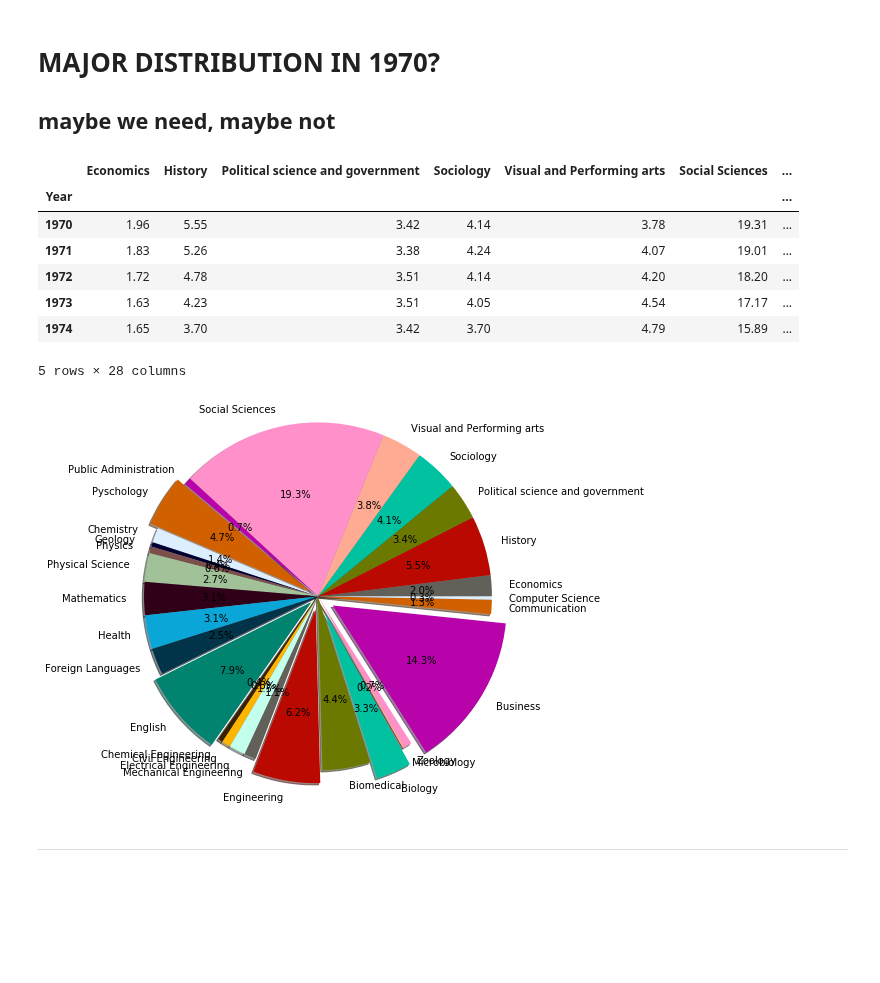
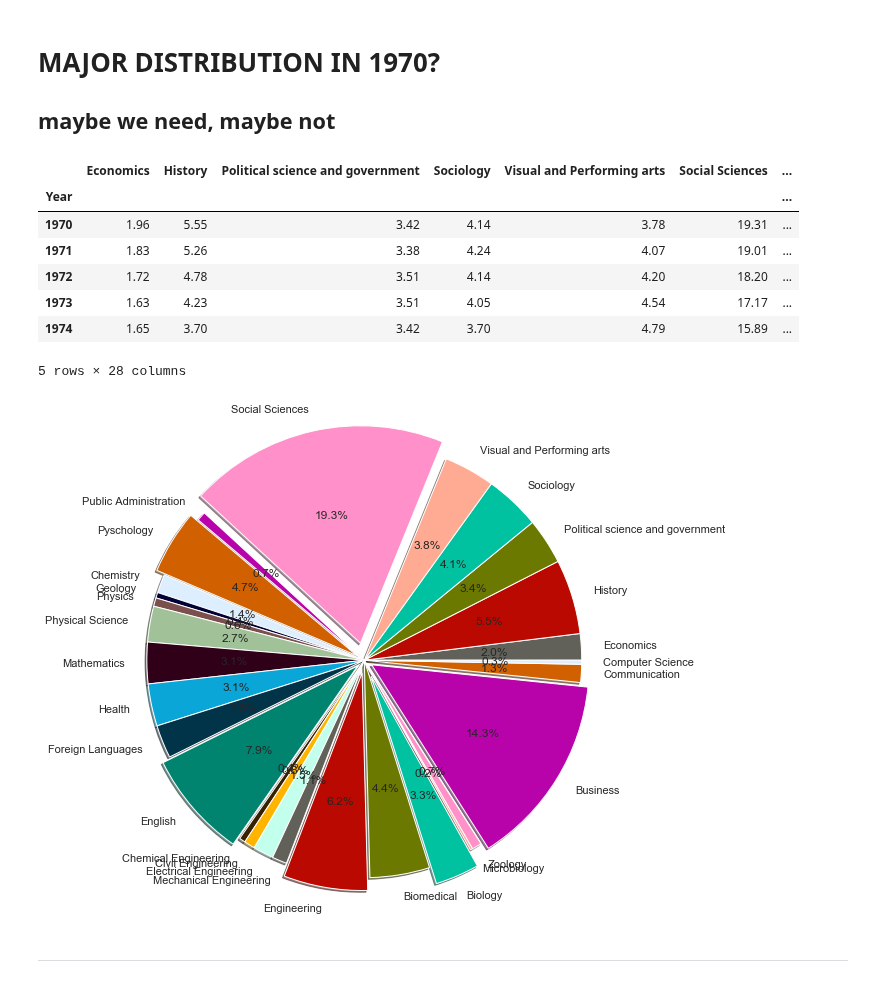
Before and after one commit to COGS108/group027, a Jupyter notebook: FinalProject.ipynb, the cells around one changed output. Cells and saved outputs as stored; diff of their text form; code cells hidden in the pictures; blank space fills up the shorter version.

```diff
--- a/FinalProject.ipynb
+++ b/FinalProject.ipynb
@@ -274,26 +274,26 @@ df_combinedMajors = df_combinedMajors.apply(lambda x: round((x/x.sum())*100,2),
 # %%
 colors = [ "#61615A", "#BA0900", "#6B7900", "#00C2A0", "#FFAA92", "#FF90C9", "#B903AA", "#D16100",
         "#DDEFFF", "#000035", "#7B4F4B", "#A1C299", "#300018", "#0AA6D8", "#013349", "#00846F",
         "#372101", "#FFB500", "#C2FFED"]
 x1 = df_combinedMajors.loc['1970']
 
-explode = (0, 0, 0, 0, 0, 0, 0, 0.1, 0, 0, 0, 0, 0, 0, 0, 0.1, 0, 0, 0, 0, 0.15, 0, 0.2, 0, 0, 0.2, 0, 0)
+explode = (0, 0, 0, 0, 0, 0.2, 0, 0.1, 0, 0, 0, 0, 0, 0, 0, 0.1, 0, 0, 0, 0, 0.15, 0, 0.2, 0, 0, 0.1, 0, 0)
 
 #convert first column to list
 x2 = list(df_combinedMajors.columns)
 
-plt.pie(x1, labels = x2, radius = 2, autopct = '%0.1f%%', colors = colors, explode = explode, shadow = True)
+plt.pie(x1, labels = x2, radius = 2.5, autopct = '%0.1f%%', colors = colors, explode = explode, shadow = True)
 df_combinedMajors.head()
 # %% [output]
 |  | Economics | History | Political science and government | Sociology | Visual and Performing arts | Social Sciences | ... |
 | Year |  |  |  |  |  |  | ... |
 | 1970 | 1.96 | 5.55 | 3.42 | 4.14 | 3.78 | 19.31 | ... |
 | 1971 | 1.83 | 5.26 | 3.38 | 4.24 | 4.07 | 19.01 | ... |
 | 1972 | 1.72 | 4.78 | 3.51 | 4.14 | 4.20 | 18.20 | ... |
 | 1973 | 1.63 | 4.23 | 3.51 | 4.05 | 4.54 | 17.17 | ... |
 | 1974 | 1.65 | 3.70 | 3.42 | 3.70 | 4.79 | 15.89 | ... |
 5 rows × 28 columns
-[figure, old version]
+[figure, new version]
 # %% [markdown]
 ***
 # %% [markdown]
```
Also changed, not shown: parts of 6 cells of this notebook.
